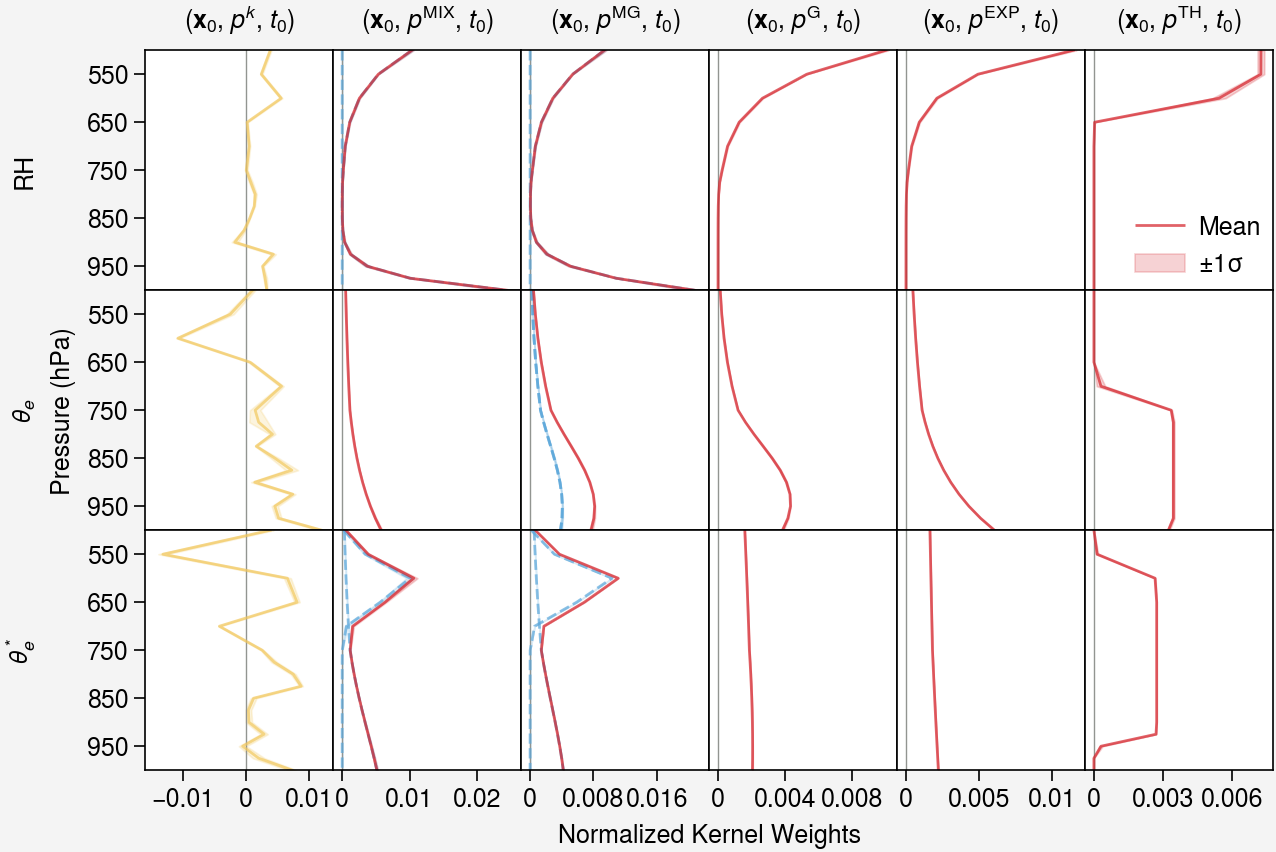
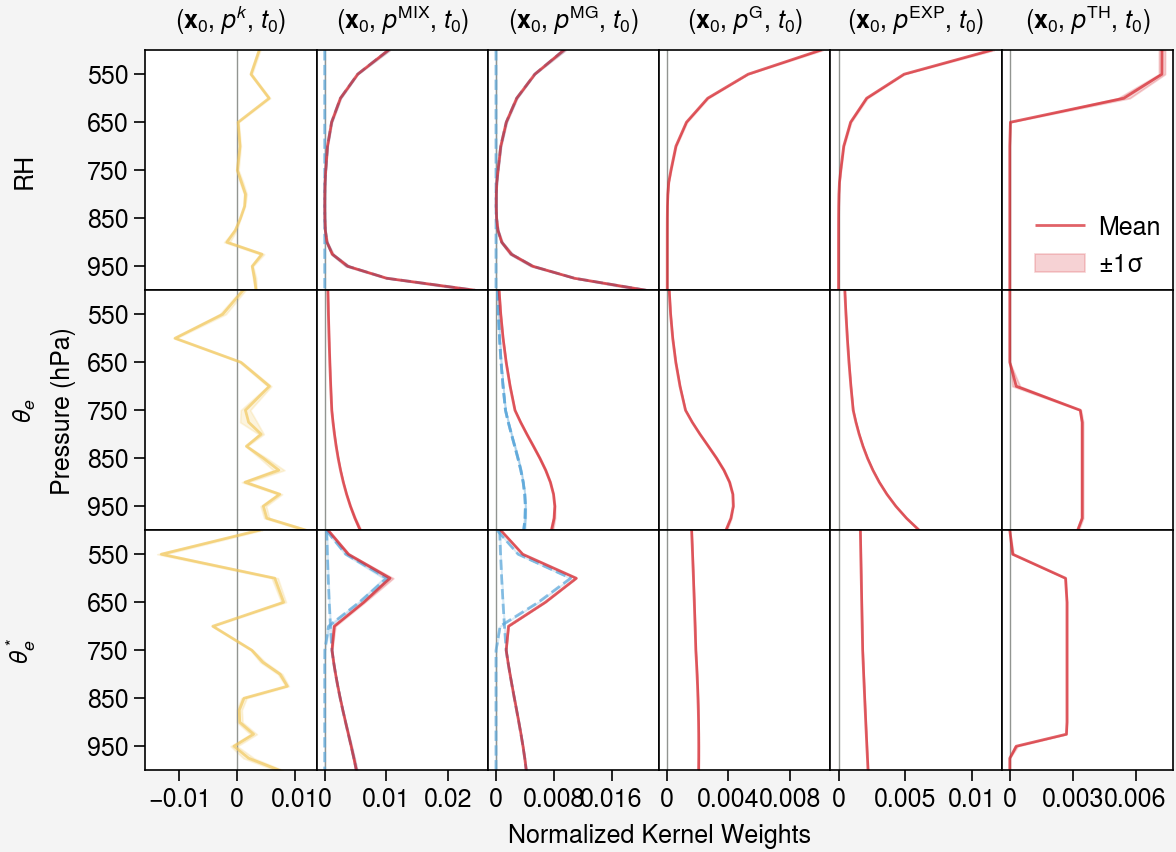
Unified diff of the notebook cell whose output changed from the first chart to the second:
--- before
+++ after
@@ -4,5 +4,5 @@
 rowlabels = ['RH',r'$\mathit{\theta_e}$',r'$\mathit{\theta_e^*}$']
 
-fig,axs = pplt.subplots(nrows=len(rowlabels),ncols=len(collabels),figwidth=6.5,refheight=1.2,tight=True,sharex='limits',sharey=True,space=0)
+fig,axs = pplt.subplots(nrows=len(rowlabels),ncols=len(collabels),figwidth=6.0,refheight=1.2,tight=True,sharex='limits',sharey=True,space=0)
 axs.format(grid=False,rowlabels=rowlabels,collabels=collabels,xlabel='Normalized Kernel Weights',
            ylabel='Pressure (hPa)',ylim=(500,1000),yticks=[950,850,750,650,550])

Commit: Lase edit to figure width